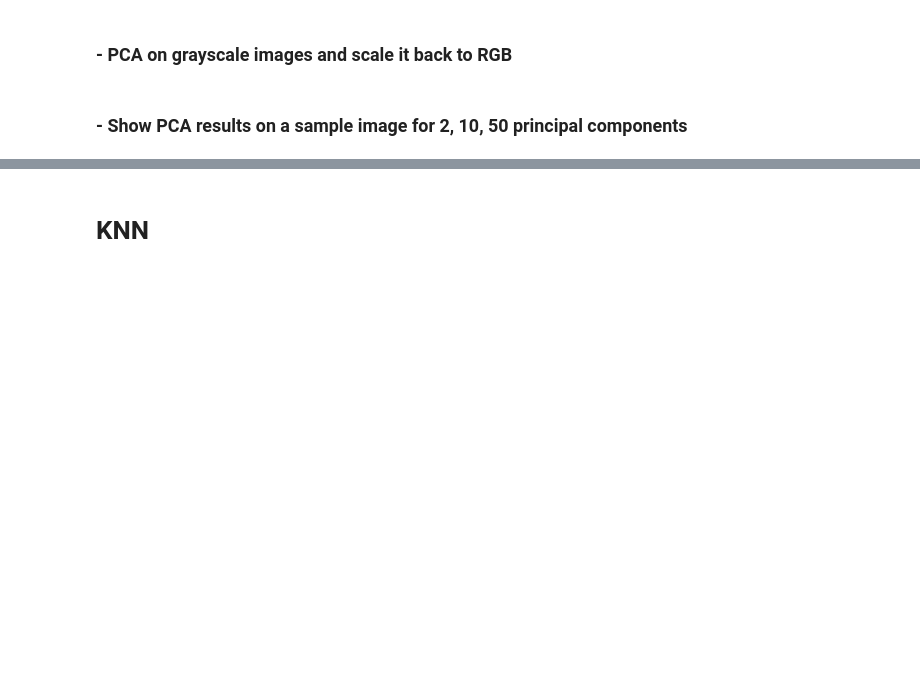
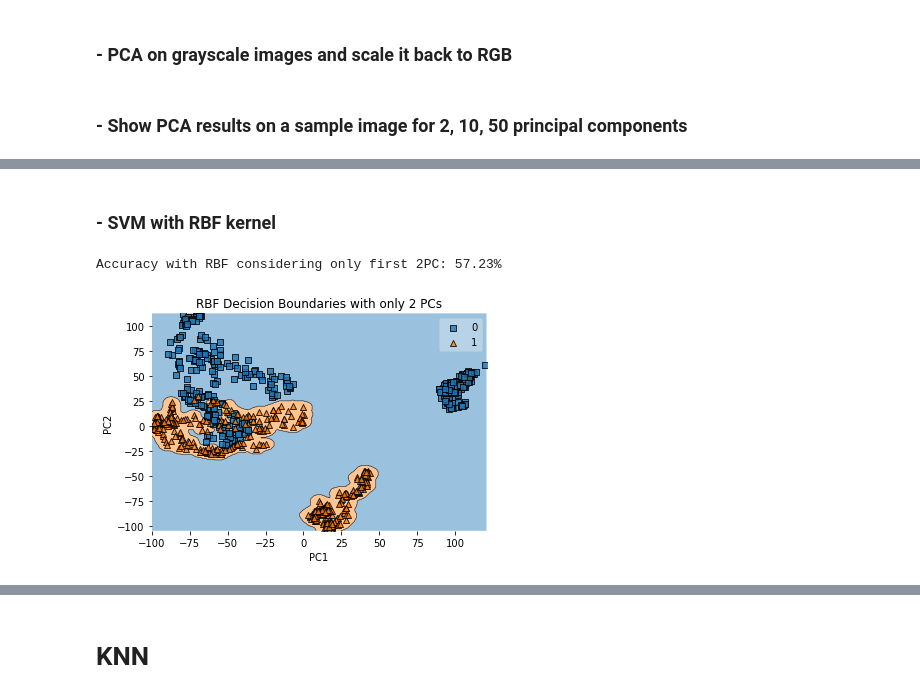
Before and after one commit to youssefg7/Fruit-Classifier, a Jupyter notebook: Project grayscale.ipynb, the cells around one changed output, grey strips where cells are left out. Saved outputs shown, nothing was run; the diff lists cells and outputs as text; code cells hidden in the pictures; blank space fills up the shorter version.

```diff
--- a/Project grayscale.ipynb
+++ b/Project grayscale.ipynb
@@ -159,0 +182,14 @@ The model is 100.0% accurate
+# %%
+for i in range(1, 11):
+    # PCA
+    pca, train_pc = performPCA(i, X_train)
+    pca, test_pc = performPCA(i, X_test)
+
+    # SVM train
+    svm = SVC(kernel="linear")
+    svm.fit(train_pc, training_labels)
+
+    # SVM test
+    y_pred=svm.predict(test_pc)
+    precision = metrics.accuracy_score(y_pred, test_labels) * 100
+    print(f"Accuracy with SVM considering only first {i} PC: {precision}%")
@@ -159,0 +207,26 @@ The model is 100.0% accurate
+# %% [markdown]
+### - SVM with RBF kernel
+# %%
+# PCA reduce dimensions 10,000 to 2
+pca = PCA(n_components=2)
+X_train2D = pca.fit_transform(X_train)
+X_test2D = pca.fit_transform(X_test)
+
+# SVM train
+svm = SVC(gamma = 0.08, kernel='rbf', probability=True)
+svm.fit(X_train2D, training_labels)
+
+# SVM test
+test_predictions = svm.predict(X_test2D)
+precision = metrics.accuracy_score(test_predictions, test_labels) * 100
+print("Accuracy with RBF considering only first 2PC: {0:.2f}%".format(precision))
+
+# plot decision boundry
+plot_decision_regions(X_train2D, training_labels, clf=svm, legend=1)
+plt.xlabel('PC1')
+plt.ylabel('PC2')
+plt.title('RBF Decision Boundaries with only 2 PCs')
+plt.show()
+# %% [output]
+Accuracy with RBF considering only first 2PC: 57.23%
+[figure, added]
```
Also changed, not shown: parts of 27 cells of this notebook.
